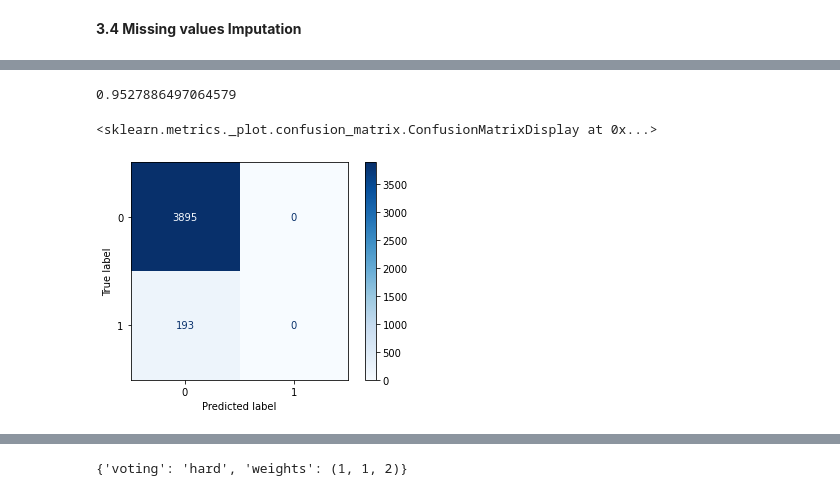
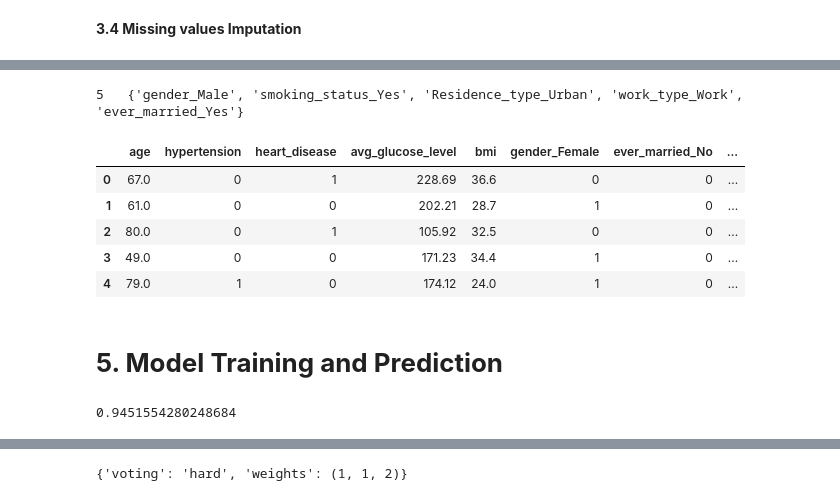
Before and after one commit to fgith/data-science, a Jupyter notebook: kaggle/heart_disease.ipynb, the cells around one changed output, grey strips where cells are left out. Drawn from its saved outputs; the diff is of its cells as text; code cells hidden in the pictures.

```diff
--- a/kaggle/heart_disease.ipynb
+++ b/kaggle/heart_disease.ipynb
@@ -259,3 +296,32 @@ y = df['stroke'].to_frame()
+# %%
+# Function to select highly correlated features
+
+def correlation(dataset, threshold):
+    col_corr = set()  # Set of names of correlated columns
+    corr_matrix = dataset.corr()
+    for i in range(len(corr_matrix.columns)):
+        for j in range(i):
+            if abs(corr_matrix.iloc[i, j]) > threshold: # absolute coeff value to account for -ve correlation
+                colname = corr_matrix.columns[i]  # get name of column
+                col_corr.add(colname)
+    return col_corr
+corr_features = correlation(df, 0.75)
+print(len(set(corr_features)), " ", corr_features)
+# %% [output]
+5   {'gender_Male', 'smoking_status_Yes', 'Residence_type_Urban', 'work_type_Work', 'ever_married_Yes'}
+# %%
+# Drop correlated features returned by the function from dataset
+X = X.drop(corr_features,axis=1)
+X.head()
+# %% [output]
+|  | age | hypertension | heart_disease | avg_glucose_level | bmi | gender_Female | ever_married_No | ... |
+| 0 | 67.0 | 0 | 1 | 228.69 | 36.6 | 0 | 0 | ... |
+| 1 | 61.0 | 0 | 0 | 202.21 | 28.7 | 1 | 0 | ... |
+| 2 | 80.0 | 0 | 1 | 105.92 | 32.5 | 0 | 0 | ... |
+| 3 | 49.0 | 0 | 0 | 171.23 | 34.4 | 1 | 0 | ... |
+| 4 | 79.0 | 1 | 0 | 174.12 | 24.0 | 1 | 0 | ... |
+# %% [markdown]
+# **5. Model Training and Prediction**
 # %%
 from sklearn.model_selection import train_test_split
 X_train, X_test, y_train, y_test = train_test_split(X, y, test_size = 0.8, random_state=0)
@@ -274,10 +340,5 @@ svc_clf = SVC(probability=True)
 voting_clf = VotingClassifier(estimators = [('lr',log_clf),('rf',rnd_clf),('svc',svc_clf)],voting='hard')
 voting_clf.fit(X_train,np.ravel(y_train))
 y_pred = voting_clf.predict(X_test)
-print(accuracy_score(y_test, y_pred))
-cross_val_score(voting_clf, X_train, np.ravel(y_train)).mean() # Cross val score
-plot_confusion_matrix(voting_clf, X_test, y_test, cmap = 'Blues', values_format = 'd')
 # %% [output]
-0.9527886497064579
+0.9451554280248684
-<sklearn.metrics._plot.confusion_matrix.ConfusionMatrixDisplay at 0x...>
-[figure, removed]
```
Also changed, not shown: parts of 18 cells of this notebook.
